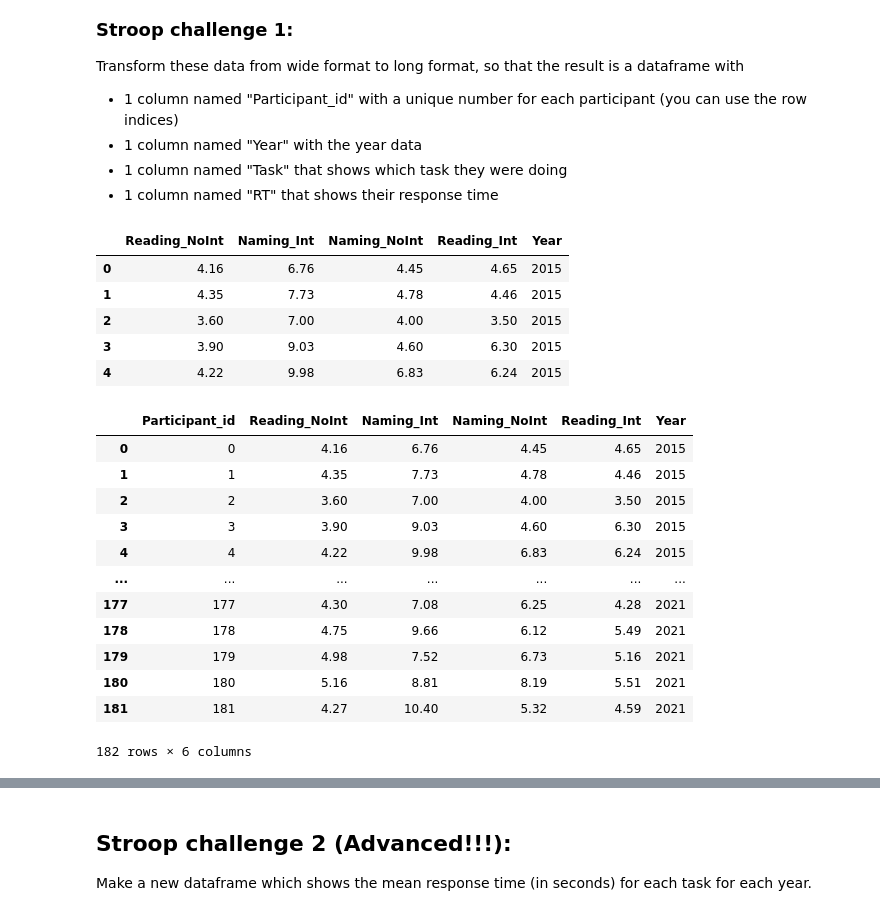
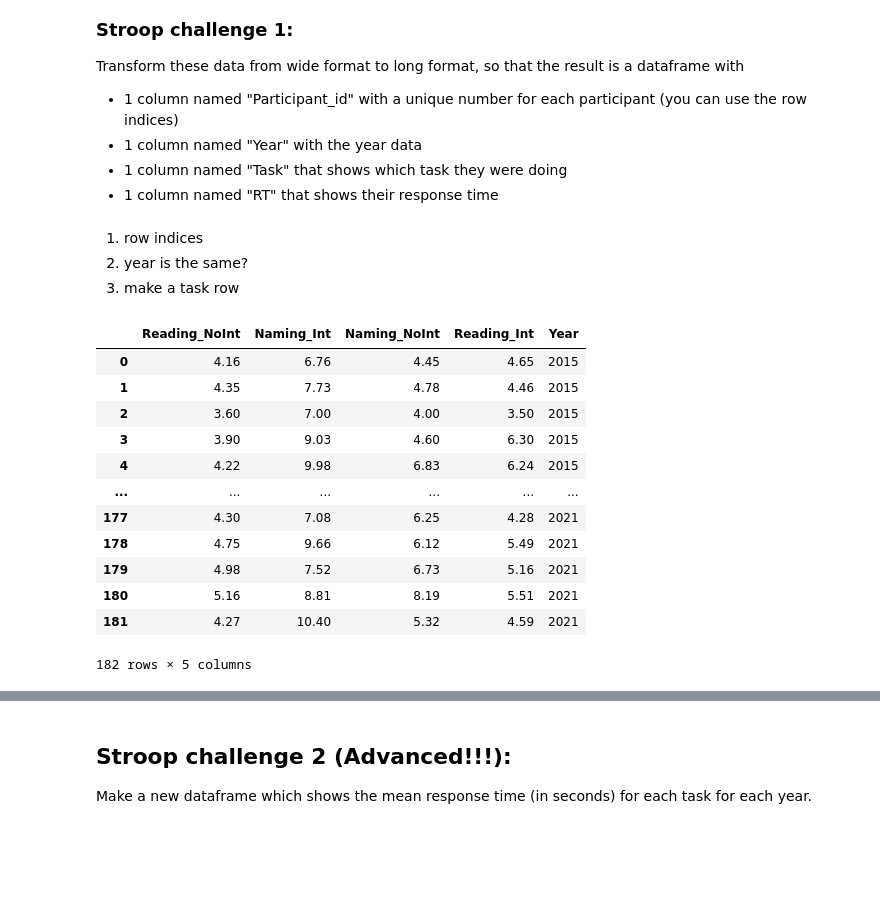
Before and after one commit to sssvint/culturaldata-github, a Jupyter notebook: fun_with_pandas.ipynb, the cells around one changed output, grey strips where cells are left out. Cells and saved outputs as stored; diff of their text form; code cells hidden in the pictures; blank space fills up the shorter version.

```diff
--- a/fun_with_pandas.ipynb
+++ b/fun_with_pandas.ipynb
@@ -283,45 +299,37 @@ Transform these data from wide format to long format, so that the result is a da
 - 1 column named "Year" with the year data
 - 1 column named "Task" that shows which task they were doing
 - 1 column named "RT" that shows their response time
+# %% [markdown]
+1. row indices
+2. year is the same?
+3. make a task row
 # %%
 # Starter code 1...
 
 df = pd.read_csv("https://raw.githubusercontent.com/ethanweed/Stroop/master/Stroop-raw-over-the-years.csv")
-df.head()
+df
 # %% [output]
 |  | Reading_NoInt | Naming_Int | Naming_NoInt | Reading_Int | Year |
 | 0 | 4.16 | 6.76 | 4.45 | 4.65 | 2015 |
 | 1 | 4.35 | 7.73 | 4.78 | 4.46 | 2015 |
 | 2 | 3.60 | 7.00 | 4.00 | 3.50 | 2015 |
 | 3 | 3.90 | 9.03 | 4.60 | 6.30 | 2015 |
 | 4 | 4.22 | 9.98 | 6.83 | 6.24 | 2015 |
+| ... | ... | ... | ... | ... | ... |
+| 177 | 4.30 | 7.08 | 6.25 | 4.28 | 2021 |
+| 178 | 4.75 | 9.66 | 6.12 | 5.49 | 2021 |
+| 179 | 4.98 | 7.52 | 6.73 | 5.16 | 2021 |
+| 180 | 5.16 | 8.81 | 8.19 | 5.51 | 2021 |
+| 181 | 4.27 | 10.40 | 5.32 | 4.59 | 2021 |
+182 rows × 5 columns
 # %%
 # Starter code 2...
-
 # Make a new column using the dataframe indices as particpant numbers
 
 df.index.name = 'Participant_id'
 df = df.reset_index()
 
-#df.reset_index(inplace = True)
-# NOTE: This line does exactly the same thing as the line above:
-# it replaces the original df with a new df with the updated index. That's what
-# "inplace = True" means. Or, you can just assign the dataframe with the updated index
-# to a new dataframe with the same name as the old dataframe, which is what I did above.
-# The end result is the same.
-
-df
+df_melt = pd.melt(df,
+                  id_vars=['Participant_id', 'Year'],
+                  var_name='Task',
+                  value_name='RT')
-# %% [output]
-|  | Participant_id | Reading_NoInt | Naming_Int | Naming_NoInt | Reading_Int | Year |
-| 0 | 0 | 4.16 | 6.76 | 4.45 | 4.65 | 2015 |
-| 1 | 1 | 4.35 | 7.73 | 4.78 | 4.46 | 2015 |
-| 2 | 2 | 3.60 | 7.00 | 4.00 | 3.50 | 2015 |
-| 3 | 3 | 3.90 | 9.03 | 4.60 | 6.30 | 2015 |
-| 4 | 4 | 4.22 | 9.98 | 6.83 | 6.24 | 2015 |
-| ... | ... | ... | ... | ... | ... | ... |
-| 177 | 177 | 4.30 | 7.08 | 6.25 | 4.28 | 2021 |
-| 178 | 178 | 4.75 | 9.66 | 6.12 | 5.49 | 2021 |
-| 179 | 179 | 4.98 | 7.52 | 6.73 | 5.16 | 2021 |
-| 180 | 180 | 5.16 | 8.81 | 8.19 | 5.51 | 2021 |
-| 181 | 181 | 4.27 | 10.40 | 5.32 | 4.59 | 2021 |
-182 rows × 6 columns
```
Also changed, not shown: parts of 16 cells of this notebook.
